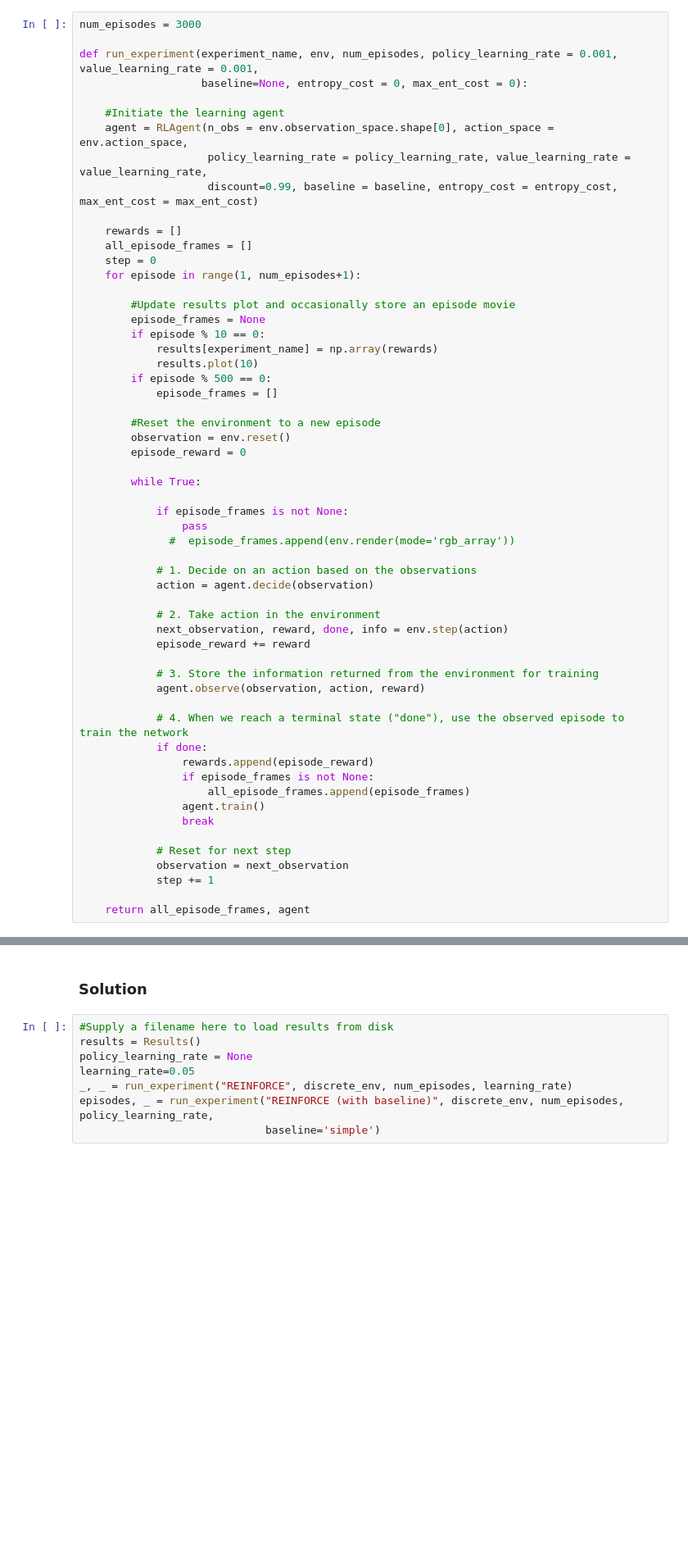
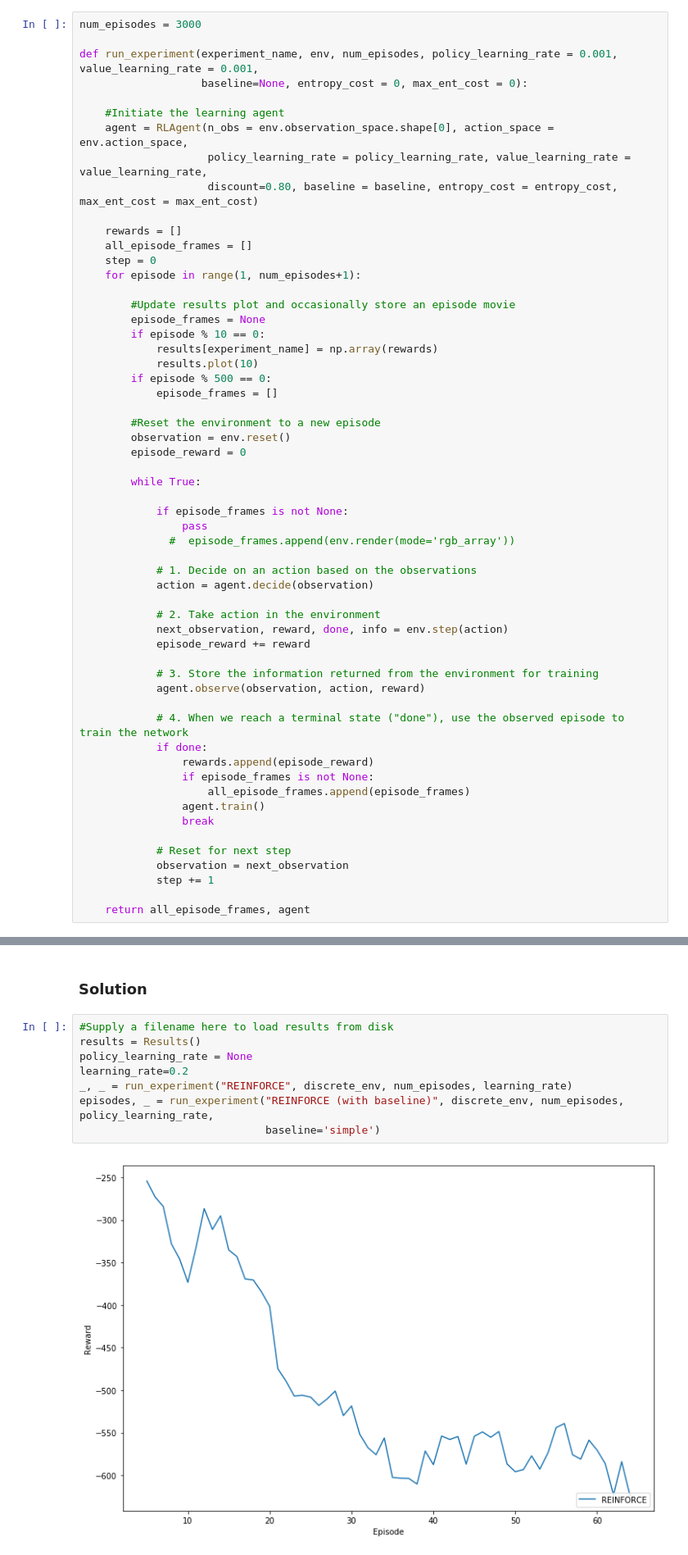
Before and after one commit to Guilhem74/EPFL_Artificial_Neural_Networks, a Jupyter notebook: miniproject3_2019.ipynb, the cells around one changed output, grey strips where cells are left out. Shown at 82% size. Saved outputs shown, nothing was run; the diff lists cells and outputs as text; blank space fills up the shorter version.

Commit message:
adding learning rate option

```diff
--- a/miniproject3_2019.ipynb
+++ b/miniproject3_2019.ipynb
@@ -220,7 +220,7 @@ def run_experiment(experiment_name, env, num_episodes, policy_learning_rate = 0.
     #Initiate the learning agent
     agent = RLAgent(n_obs = env.observation_space.shape[0], action_space = env.action_space,
                     policy_learning_rate = policy_learning_rate, value_learning_rate = value_learning_rate,
-                    discount=0.99, baseline = baseline, entropy_cost = entropy_cost, max_ent_cost = max_ent_cost)
+                    discount=0.80, baseline = baseline, entropy_cost = entropy_cost, max_ent_cost = max_ent_cost)
 
     rewards = []
     all_episode_frames = []
@@ -394,9 +395,10 @@ WARNING: Running any experiments with the same names (first argument in run_expe
 # %%
 #Supply a filename here to load results from disk
 results = Results()
 policy_learning_rate = None
-learning_rate=0.05
+learning_rate=0.2
 _, _ = run_experiment("REINFORCE", discrete_env, num_episodes, learning_rate)
 episodes, _ = run_experiment("REINFORCE (with baseline)", discrete_env, num_episodes, policy_learning_rate,
                              baseline='simple')
 # %% [output]
+[figure, added]
```
Also changed, not shown: parts of 2 cells of this notebook.
